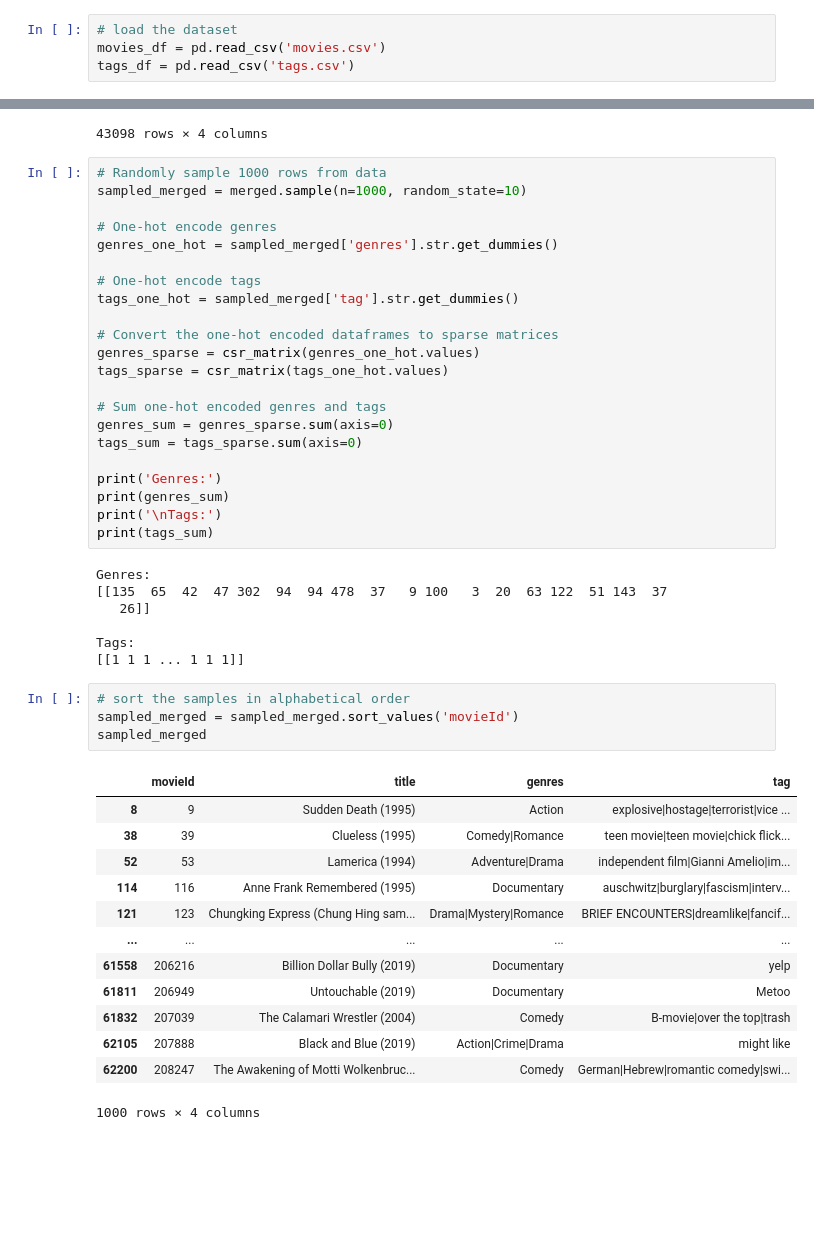
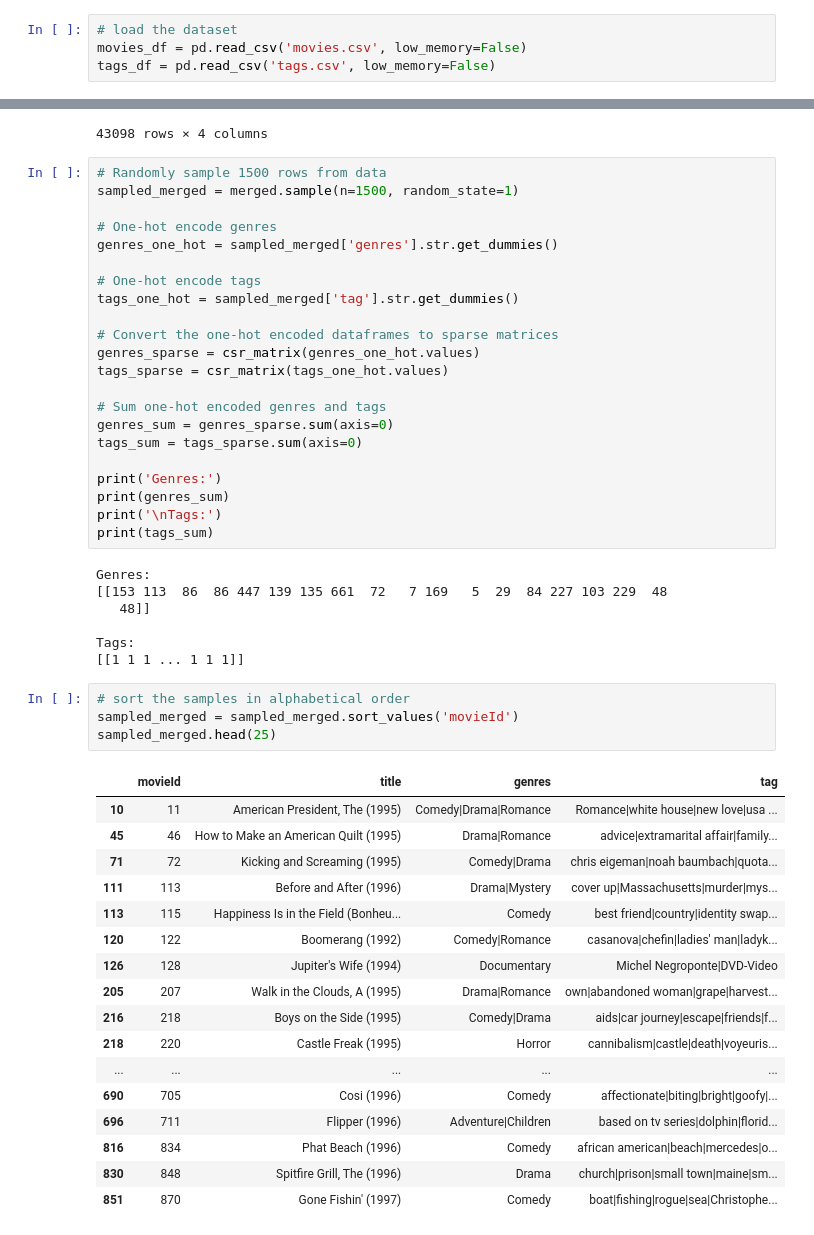
Before and after one commit to DesmondTZX/AI-MovieContentBased, a Jupyter notebook: Desmond-ContentBased/MovieRec_ContentBased.ipynb, the cells around one changed output, grey strips where cells are left out. Cells and saved outputs as stored; diff of their text form; blank space fills up the shorter version.

```diff
--- a/Desmond-ContentBased/MovieRec_ContentBased.ipynb
+++ b/Desmond-ContentBased/MovieRec_ContentBased.ipynb
@@ -8,7 +11,7 @@ from sklearn.metrics.pairwise import cosine_similarity
 # %%
 # load the dataset
-movies_df = pd.read_csv('movies.csv')
-tags_df = pd.read_csv('tags.csv')
+movies_df = pd.read_csv('movies.csv', low_memory=False)
+tags_df = pd.read_csv('tags.csv', low_memory=False)
 # %%
 # dropping any unused columns
 tags_df = tags_df.drop(['userId', 'timestamp'], axis = 1).reset_index(drop=True)
@@ -129,8 +132,8 @@ merged[['movieId', 'title', 'genres', 'tag']]
 | 62383 | 209035 | time for sushi (2017) | Animation|Comedy | computer animation|Japan|mass beh... |
 43098 rows × 4 columns
 # %%
-# Randomly sample 1000 rows from data
-sampled_merged = merged.sample(n=1000, random_state=10)
+# Randomly sample 1500 rows from data
+sampled_merged = merged.sample(n=1500, random_state=1)
 
 # One-hot encode genres
 genres_one_hot = sampled_merged['genres'].str.get_dummies()
@@ -152,29 +155,33 @@ print('\nTags:')
 print(tags_sum)
 # %% [output]
 Genres:
-[[135  65  42  47 302  94  94 478  37   9 100   3  20  63 122  51 143  37
-   26]]
+[[153 113  86  86 447 139 135 661  72   7 169   5  29  84 227 103 229  48
+   48]]
 
 Tags:
 [[1 1 1 ... 1 1 1]]
 # %%
 # sort the samples in alphabetical order
 sampled_merged = sampled_merged.sort_values('movieId')
-sampled_merged
+sampled_merged.head(25)
 # %% [output]
 |  | movieId | title | genres | tag |
-| 8 | 9 | Sudden Death (1995) | Action | explosive|hostage|terrorist|vice ... |
-| 38 | 39 | Clueless (1995) | Comedy|Romance | teen movie|teen movie|chick flick... |
-| 52 | 53 | Lamerica (1994) | Adventure|Drama | independent film|Gianni Amelio|im... |
-| 114 | 116 | Anne Frank Remembered (1995) | Documentary | auschwitz|burglary|fascism|interv... |
-| 121 | 123 | Chungking Express (Chung Hing sam... | Drama|Mystery|Romance | BRIEF ENCOUNTERS|dreamlike|fancif... |
+| 10 | 11 | American President, The (1995) | Comedy|Drama|Romance | Romance|white house|new love|usa ... |
+| 45 | 46 | How to Make an American Quilt (1995) | Drama|Romance | advice|extramarital affair|family... |
+| 71 | 72 | Kicking and Screaming (1995) | Comedy|Drama | chris eigeman|noah baumbach|quota... |
+| 111 | 113 | Before and After (1996) | Drama|Mystery | cover up|Massachusetts|murder|mys... |
+| 113 | 115 | Happiness Is in the Field (Bonheu... | Comedy | best friend|country|identity swap... |
+| 120 | 122 | Boomerang (1992) | Comedy|Romance | casanova|chefin|ladies' man|ladyk... |
+| 126 | 128 | Jupiter's Wife (1994) | Documentary | Michel Negroponte|DVD-Video |
+| 205 | 207 | Walk in the Clouds, A (1995) | Drama|Romance | own|abandoned woman|grape|harvest... |
+| 216 | 218 | Boys on the Side (1995) | Comedy|Drama | aids|car journey|escape|friends|f... |
+| 218 | 220 | Castle Freak (1995) | Horror | cannibalism|castle|death|voyeuris... |
 | ... | ... | ... | ... | ... |
-| 61558 | 206216 | Billion Dollar Bully (2019) | Documentary | yelp |
-| 61811 | 206949 | Untouchable (2019) | Documentary | Metoo |
-| 61832 | 207039 | The Calamari Wrestler (2004) | Comedy | B-movie|over the top|trash |
-| 62105 | 207888 | Black and Blue (2019) | Action|Crime|Drama | might like |
-| 62200 | 208247 | The Awakening of Motti Wolkenbruc... | Comedy | German|Hebrew|romantic comedy|swi... |
+| 690 | 705 | Cosi (1996) | Comedy | affectionate|biting|bright|goofy|... |
+| 696 | 711 | Flipper (1996) | Adventure|Children | based on tv series|dolphin|florid... |
+| 816 | 834 | Phat Beach (1996) | Comedy | african american|beach|mercedes|o... |
+| 830 | 848 | Spitfire Grill, The (1996) | Drama | church|prison|small town|maine|sm... |
+| 851 | 870 | Gone Fishin' (1997) | Comedy | boat|fishing|rogue|sea|Christophe... |
-1000 rows × 4 columns
 # %%
 # Combine features (genres and tags) with other movie features
 features = pd.concat([sampled_merged[['movieId', 'title']], genres_one_hot, tags_one_hot], axis=1)
```
Also changed, not shown: parts of 3 cells of this notebook.
